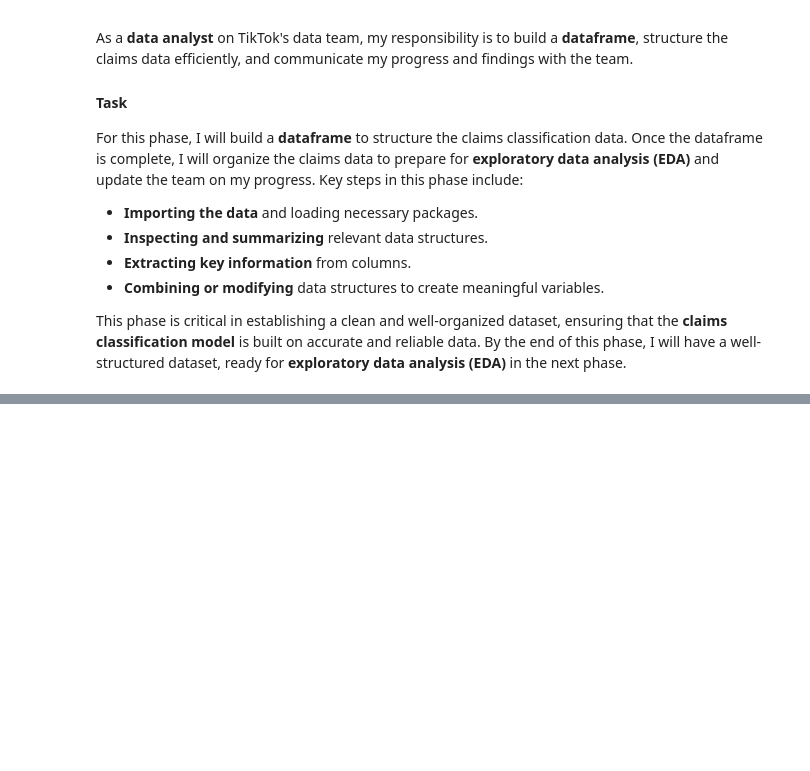
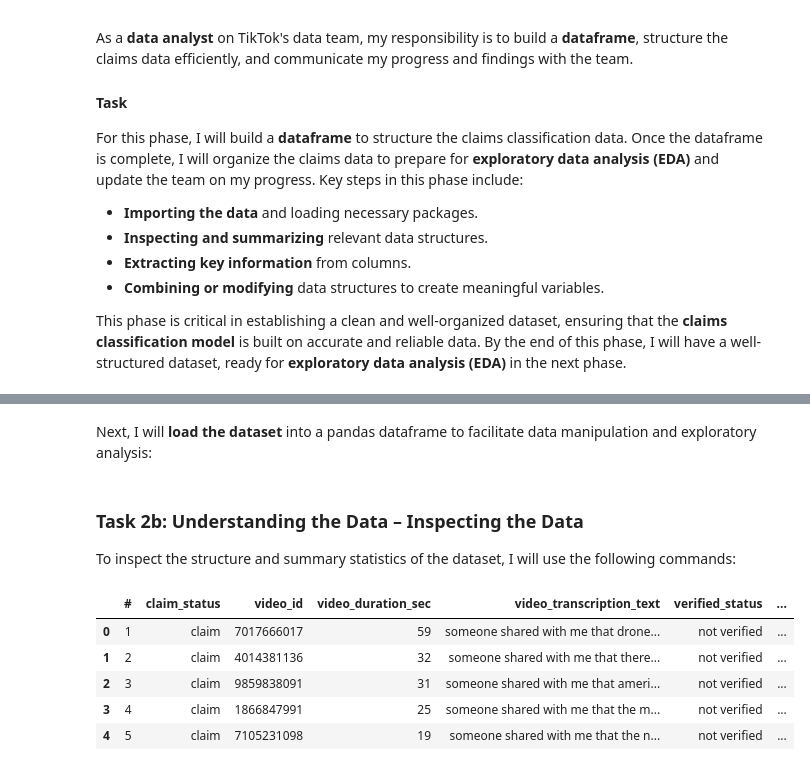
Before and after one commit to Cyberoctane29/TikTok-Claims-Classification-End-to-End-Analysis-and-Modeling, a Jupyter notebook: TikTok_Claims_Classification_End_to_End_Analysis_and _Modeling.ipynb, the cells around one changed output, grey strips where cells are left out. Saved outputs shown, nothing was run; the diff lists cells and outputs as text; code cells hidden in the pictures; blank space fills up the shorter version.

```diff
--- a/TikTok_Claims_Classification_End_to_End_Analysis_and _Modeling.ipynb
+++ b/TikTok_Claims_Classification_End_to_End_Analysis_and _Modeling.ipynb
@@ -309,0 +338,2 @@ At the end of this phase, the following deliverables will be produced:
+# %% [markdown]
+Next, I will **load the dataset** into a pandas dataframe to facilitate data manipulation and exploratory analysis:
@@ -309,0 +342,13 @@ At the end of this phase, the following deliverables will be produced:
+# %% [markdown]
+### **Task 2b: Understanding the Data – Inspecting the Data**
+
+To inspect the structure and summary statistics of the dataset, I will use the following commands:
+# %%
+data.head(5)
+# %% [output]
+|  | # | claim_status | video_id | video_duration_sec | video_transcription_text | verified_status | ... |
+| 0 | 1 | claim | 7017666017 | 59 | someone shared with me that drone... | not verified | ... |
+| 1 | 2 | claim | 4014381136 | 32 | someone shared with me that there... | not verified | ... |
+| 2 | 3 | claim | 9859838091 | 31 | someone shared with me that ameri... | not verified | ... |
+| 3 | 4 | claim | 1866847991 | 25 | someone shared with me that the m... | not verified | ... |
+| 4 | 5 | claim | 7105231098 | 19 | someone shared with me that the n... | not verified | ... |
```
Also changed, not shown: parts of 11 cells of this notebook.
